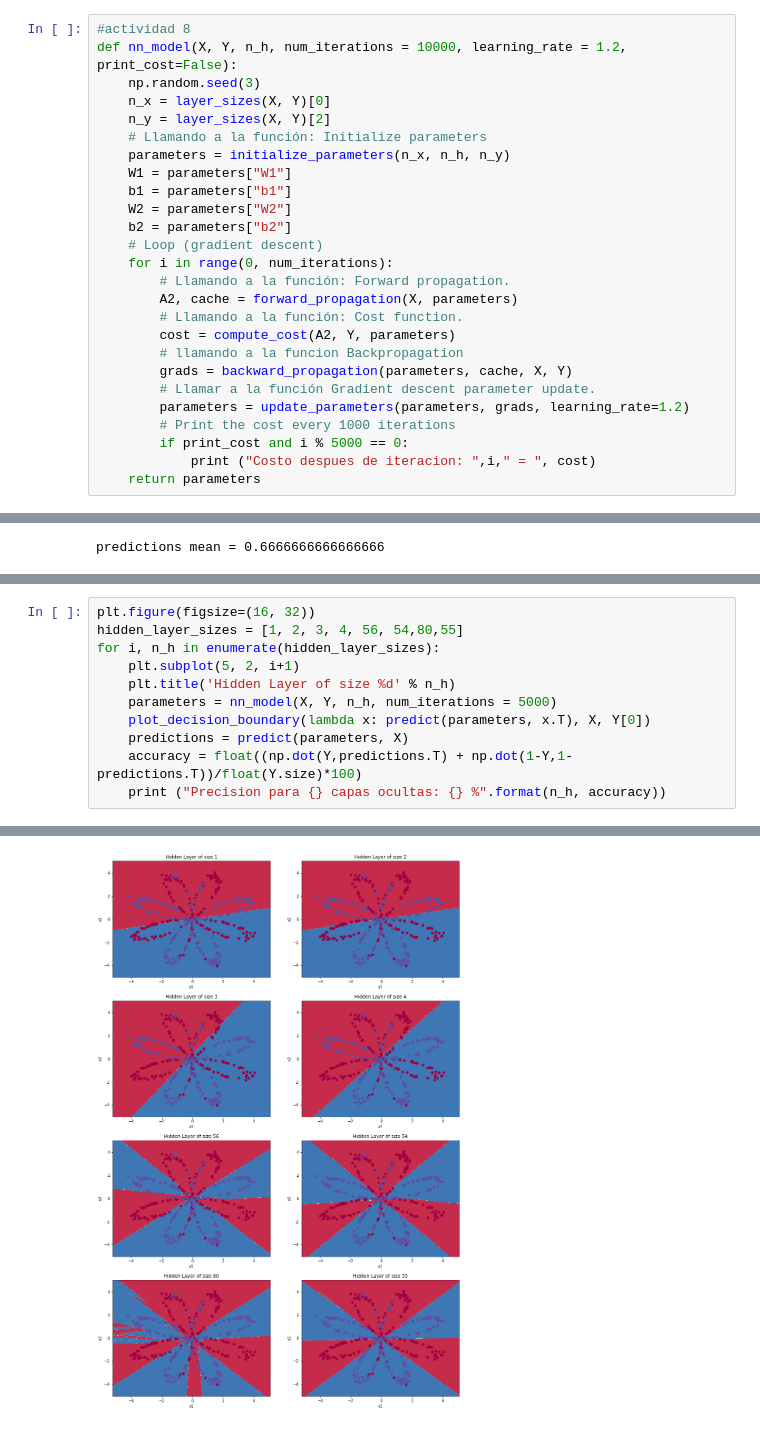
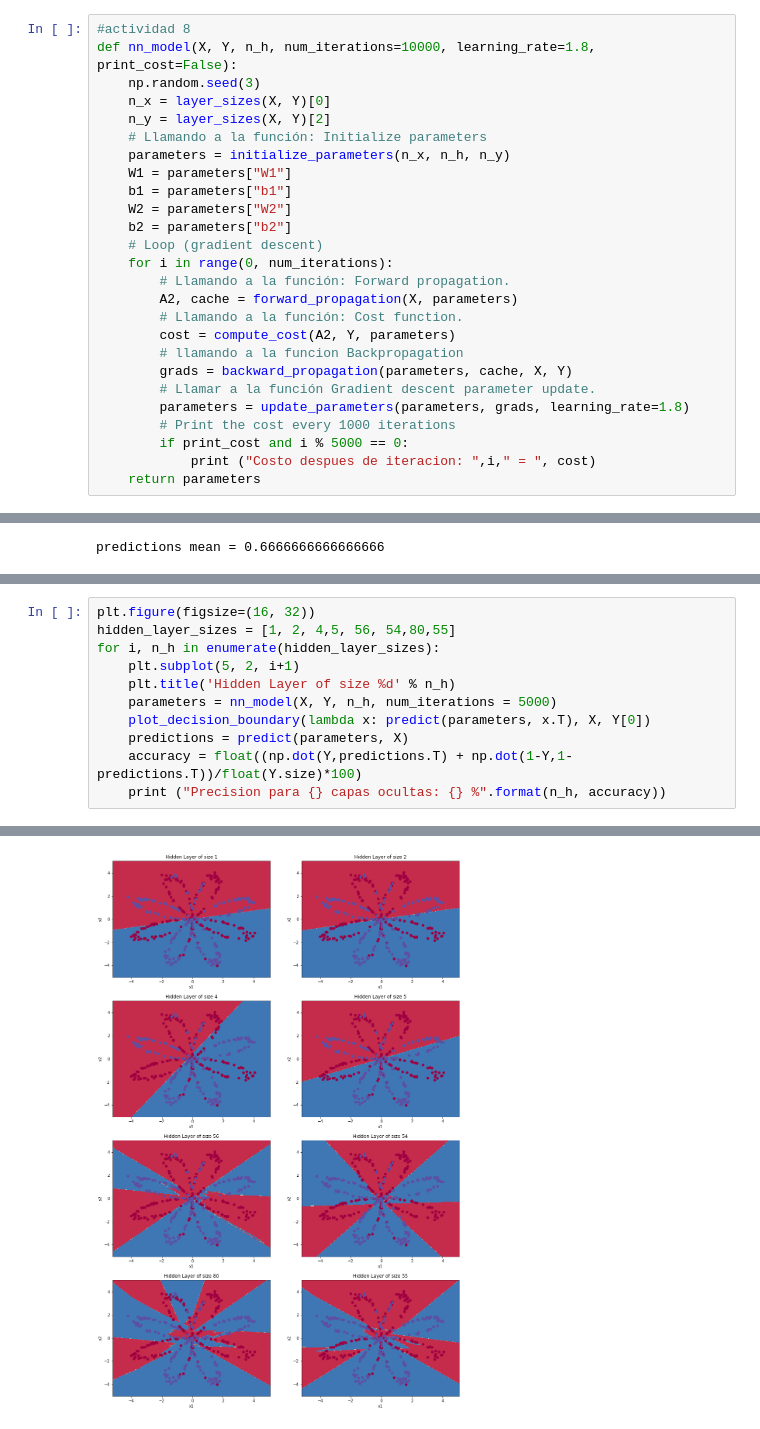
Before and after one commit to ozuro/clasificador-de-datos-planar, a Jupyter notebook: clasificador utilizando la funcion logistica.ipynb, the cells around one changed output, grey strips where cells are left out. Saved outputs shown, nothing was run; the diff lists cells and outputs as text.

```diff
--- a/clasificador utilizando la funcion logistica.ipynb
+++ b/clasificador utilizando la funcion logistica.ipynb
@@ -257,7 +257,7 @@ W2 = [[-0.01041081 -0.04463285  0.01758031  0.04747113]]
 b2 = [[0.00010457]]
 # %%
 #actividad 8
-def nn_model(X, Y, n_h, num_iterations = 10000, learning_rate = 1.2, print_cost=False):
+def nn_model(X, Y, n_h, num_iterations=10000, learning_rate=1.8, print_cost=False):
     np.random.seed(3)
     n_x = layer_sizes(X, Y)[0]
     n_y = layer_sizes(X, Y)[2]
@@ -276,7 +276,7 @@ def nn_model(X, Y, n_h, num_iterations = 10000, learning_rate = 1.2, print_cost=
         # llamando a la funcion Backpropagation
         grads = backward_propagation(parameters, cache, X, Y)
         # Llamar a la función Gradient descent parameter update.
-        parameters = update_parameters(parameters, grads, learning_rate=1.2)
+        parameters = update_parameters(parameters, grads, learning_rate=1.8)
         # Print the cost every 1000 iterations
         if print_cost and i % 5000 == 0:
             print ("Costo despues de iteracion: ",i," = ", cost)
@@ -334,6 +326,6 @@ Accuracy: 66%
 # %%
 plt.figure(figsize=(16, 32))
-hidden_layer_sizes = [1, 2, 3, 4, 56, 54,80,55]
+hidden_layer_sizes = [1, 2, 4,5, 56, 54,80,55]
 for i, n_h in enumerate(hidden_layer_sizes):
     plt.subplot(5, 2, i+1)
     plt.title('Hidden Layer of size %d' % n_h)
@@ -354 +346 @@ Precision para 55 capas ocultas: 85.75 %
-[figure, old version]
+[figure, new version]
```
Also changed, not shown: parts of 7 cells of this notebook.
